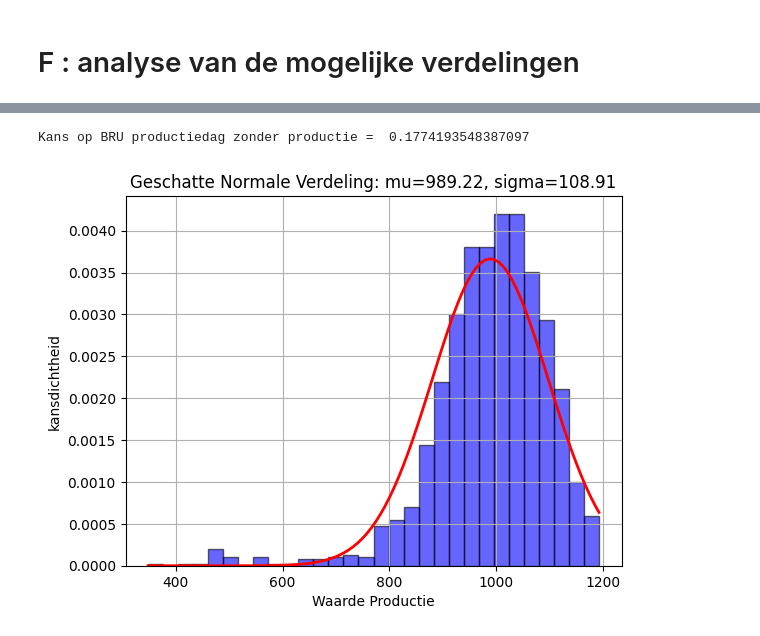
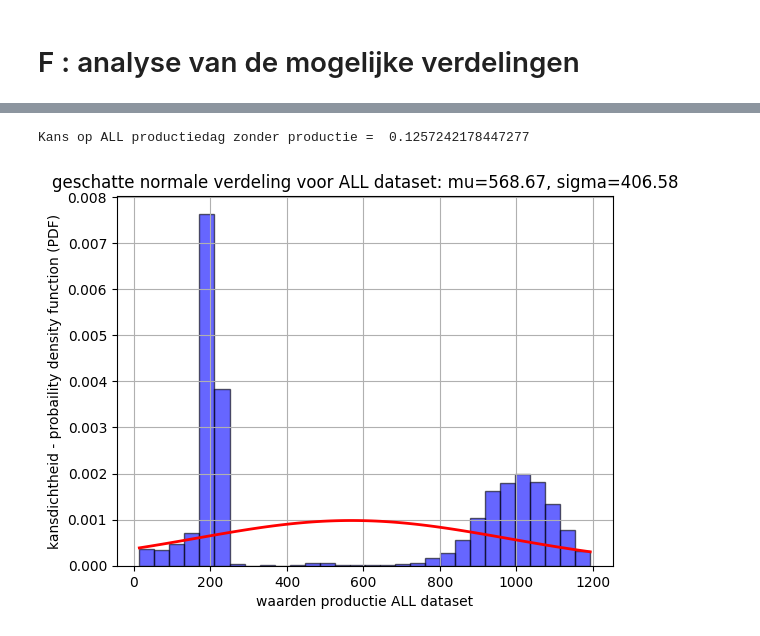
Before and after one commit to timsideanotmine/production, a Jupyter notebook: notebooks/productiemodel.ipynb, the cells around one changed output, grey strips where cells are left out. Saved outputs shown, nothing was run; the diff lists cells and outputs as text; code cells hidden in the pictures.

```diff
--- a/notebooks/productiemodel.ipynb
+++ b/notebooks/productiemodel.ipynb
@@ -296,31 +362,24 @@ array([1183, 1138, 1115, ..., 1063, 1046, 1073], dtype=object)
 # %%
-# fitting data voor BRU fabriek
-dagelijkse_productie_BRU['production'] = dagelijkse_productie_BRU['production'].apply(pd.to_numeric)
-# plotdata_BRU = dagelijkse_productie_BRU['production'].to_numpy()
+# analyse data voor ALL dataset (STO + BRU tesamen)
+print(f"Kans op ALL productiedag zonder productie =  {len(dagelijkse_productie_ALL_zonder_productie) / len(dagelijkse_productie_ALL)} ")
 
-plotdata_BRU_zonder_productie_df = dagelijkse_productie_BRU[dagelijkse_productie_BRU['production'] == 0]
-plotdata_BRU_zonder_productie_arr = plotdata_BRU_zonder_productie_df['production'].to_numpy()
-print(f"Kans op BRU productiedag zonder productie =  {len(plotdata_BRU_zonder_productie_arr) / len(dagelijkse_productie_BRU['production'])} ")
-
-plotdata_BRU_met_productie_df = dagelijkse_productie_BRU[dagelijkse_productie_BRU['production'] != 0]
-plotdata_BRU_met_productie_arr = plotdata_BRU_met_productie_df['production'].to_numpy()
-
-mu_BRU, sigma_BRU = norm.fit(plotdata_BRU_met_productie_arr)
+plotdata_ALL_met_productie = dagelijkse_productie_ALL_met_productie['production'].to_numpy()
+mu_ALL, sigma_ALL = norm.fit(plotdata_ALL_met_productie)
 
 # Maak een histogram van de gegevens
-plt.hist(plotdata_BRU_met_productie_arr, bins=30, density=True, alpha=0.6, color='b', edgecolor='black')
+plt.hist(plotdata_ALL_met_productie, bins=30, density=True, alpha=0.6, color='b', edgecolor='black')
 
 # Maak een PDF (probability density function) op basis van de geschatte parameters
-x = np.linspace(min(plotdata_BRU_met_productie_arr), max(plotdata_BRU_met_productie_arr), 100)
-pdf_BRU = norm.pdf(x, mu_BRU, sigma_BRU)
+x = np.linspace(min(plotdata_ALL_met_productie), max(plotdata_ALL_met_productie), 100)
+pdf_ALL = norm.pdf(x, mu_ALL, sigma_ALL)
 
 # Plot de PDF
-plt.plot(x, pdf_BRU, 'r', linewidth=2)
-plt.title(f'Geschatte Normale Verdeling: mu={mu_BRU:.2f}, sigma={sigma_BRU:.2f}')
-plt.xlabel('Waarde Productie')
-plt.ylabel('kansdichtheid')
+plt.plot(x, pdf_ALL, 'r', linewidth=2)
+plt.title(f'geschatte normale verdeling voor ALL dataset: mu={mu_ALL:.2f}, sigma={sigma_ALL:.2f}')
+plt.xlabel('waarden productie ALL dataset')
+plt.ylabel('kansdichtheid - probaility density function (PDF)')
 plt.grid(True)
 plt.show()
 # %% [output]
-Kans op BRU productiedag zonder productie =  0.1774193548387097
+Kans op ALL productiedag zonder productie =  0.1257242178447277
-[figure, old version]
+[figure, new version]
```
Also changed, not shown: parts of 44 cells of this notebook, 1 other file.
